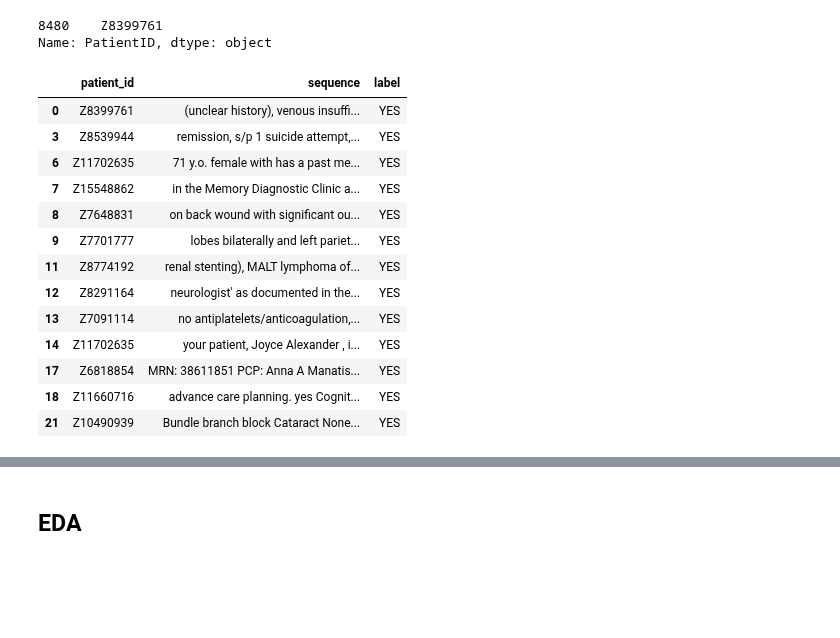
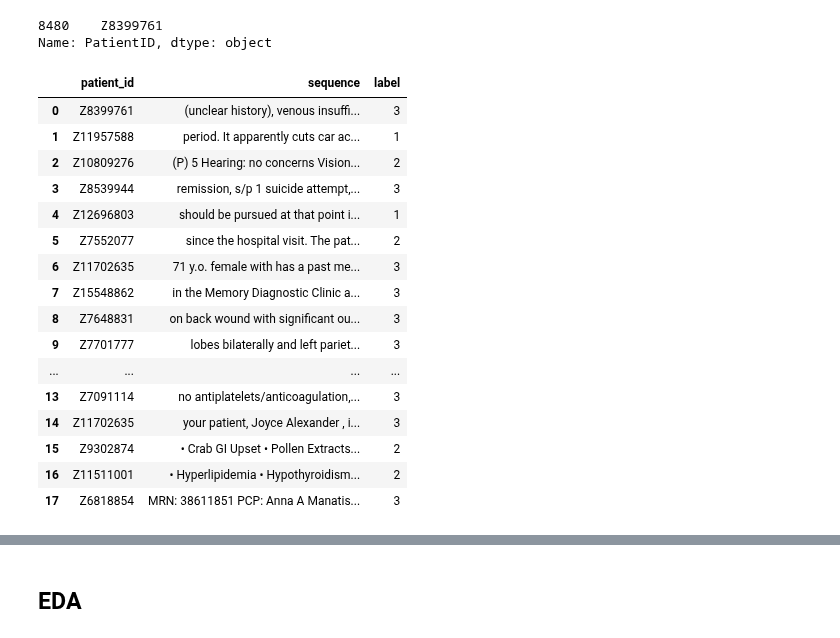
Before and after one commit to anaconda121/NeuraHealth, a Jupyter notebook: EDA/Extracting Data from DB.ipynb, the cells around one changed output, grey strips where cells are left out. Saved outputs shown, nothing was run; the diff lists cells and outputs as text; code cells hidden in the pictures; blank space fills up the shorter version.

```diff
--- a/EDA/Extracting Data from DB.ipynb
+++ b/EDA/Extracting Data from DB.ipynb
@@ -106,42 +106,52 @@ Name: PatientID, dtype: object
 # %%
 #getting sentence ids
 sentence_id = labels["Sentence_id"].to_list()
 
 # defining model matrix and setting dimensions
 model_matrix = pd.DataFrame(columns = ["patient_id", "sequence", "label"])
-model_matrix["patient_id"] = [0] * len(sentence_id)
-model_matrix["sequence"] = [" "] * len(sentence_id)
-model_matrix["label"] = [" "] * len(sentence_id)
+model_matrix["patient_id"] = [0] * int(0.85 * len(sentence_id))
+model_matrix["sequence"] = [" "] * int(0.85 * len(sentence_id))
+model_matrix["label"] = [" "] * int(0.85 * len(sentence_id))
 
 #extracting necessary data
-for i in range(len(labels.axes[0])):
+for i in range(int(0.85 * len(labels.axes[0]))):
     curr_note_id = sentences[sentences['id'] == sentence_id[i]]['Note_id'].values
     curr_patient_id = note.loc[note['id'] == curr_note_id[0]]['PatientID'].values
     curr_seq = sentences[sentences['Note_id'] == curr_note_id[0]]['Contents'].values
     curr_label = labels[labels["Sentence_id"] == sentence_id[i]]['Label'].values
     model_matrix.iloc[i] = (curr_patient_id[0], curr_seq[0], curr_label[0])
 
+#converting yes,no,ntr labels to numerical equivalents
+mappings = {"NO" : 1, "NTR" : 2, "YES" : 3}
+model_matrix.label = [mappings[item] for item in model_matrix.label]
+
 # exporting data to csv's
 model_matrix.to_csv("input.csv")
 
-yes = model_matrix[model_matrix['label'] == 'YES']
-neither = model_matrix[model_matrix['label'] == 'NTR']
-no = model_matrix[model_matrix['label'] == 'NO']
+# yes = model_matrix[model_matrix['label'] == 3]
+# neither = model_matrix[model_matrix['label'] == 2]
+# no = model_matrix[model_matrix['label'] == 1]
 
-yes = yes.to_csv("yes.csv")
-neither.
+# yes = yes.to_csv("yes.csv")
+# neither = neither.to_csv("neither.csv")
+# no = no.to_csv("no.csv")
+
+model_matrix
 # %% [output]
 |  | patient_id | sequence | label |
-| 0 | Z8399761 | (unclear history), venous insuffi... | YES |
-| 3 | Z8539944 | remission, s/p 1 suicide attempt,... | YES |
-| 6 | Z11702635 | 71 y.o. female with has a past me... | YES |
-| 7 | Z15548862 | in the Memory Diagnostic Clinic a... | YES |
-| 8 | Z7648831 | on back wound with significant ou... | YES |
-| 9 | Z7701777 | lobes bilaterally and left pariet... | YES |
-| 11 | Z8774192 | renal stenting), MALT lymphoma of... | YES |
-| 12 | Z8291164 | neurologist' as documented in the... | YES |
-| 13 | Z7091114 | no antiplatelets/anticoagulation,... | YES |
-| 14 | Z11702635 | your patient, Joyce Alexander , i... | YES |
-| 17 | Z6818854 | MRN: 38611851 PCP: Anna A Manatis... | YES |
-| 18 | Z11660716 | advance care planning. yes Cognit... | YES |
-| 21 | Z10490939 | Bundle branch block Cataract None... | YES |
+| 0 | Z8399761 | (unclear history), venous insuffi... | 3 |
+| 1 | Z11957588 | period. It apparently cuts car ac... | 1 |
+| 2 | Z10809276 | (P) 5 Hearing: no concerns Vision... | 2 |
+| 3 | Z8539944 | remission, s/p 1 suicide attempt,... | 3 |
+| 4 | Z12696803 | should be pursued at that point i... | 1 |
+| 5 | Z7552077 | since the hospital visit. The pat... | 2 |
+| 6 | Z11702635 | 71 y.o. female with has a past me... | 3 |
+| 7 | Z15548862 | in the Memory Diagnostic Clinic a... | 3 |
+| 8 | Z7648831 | on back wound with significant ou... | 3 |
+| 9 | Z7701777 | lobes bilaterally and left pariet... | 3 |
+| ... | ... | ... | ... |
+| 13 | Z7091114 | no antiplatelets/anticoagulation,... | 3 |
+| 14 | Z11702635 | your patient, Joyce Alexander , i... | 3 |
+| 15 | Z9302874 | • Crab GI Upset • Pollen Extracts... | 2 |
+| 16 | Z11511001 | • Hyperlipidemia • Hypothyroidism... | 2 |
+| 17 | Z6818854 | MRN: 38611851 PCP: Anna A Manatis... | 3 |
```
Also changed, not shown: parts of 1 cell of this notebook, 1 other file.
